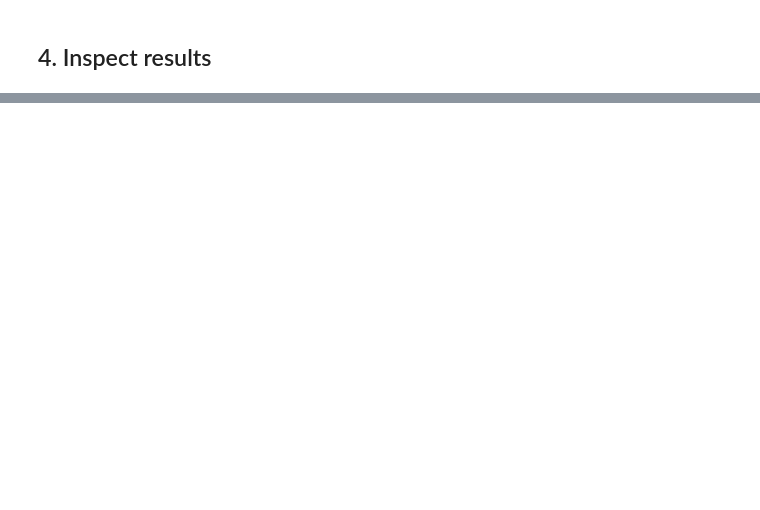
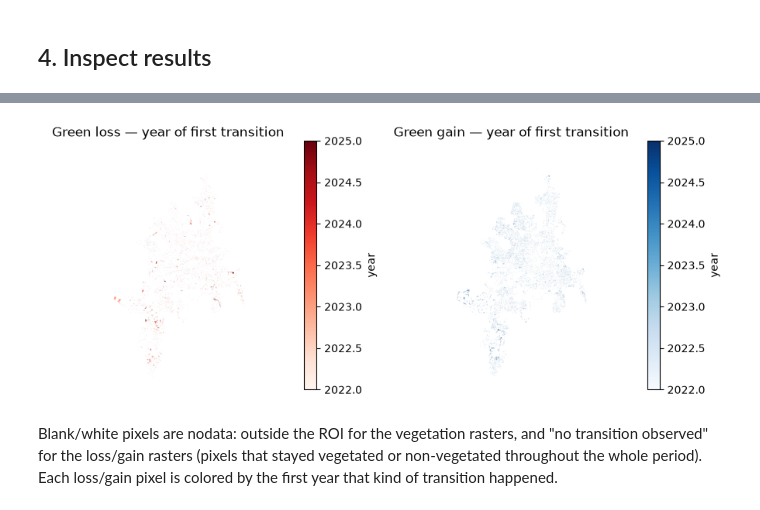
Before and after one commit to SebastianHafner/satdes_urban_green_pipeline, a Jupyter notebook: notebooks/urban_green_demo.ipynb, the cells around one changed output, grey strips where cells are left out. Cells and saved outputs as stored; diff of their text form; code cells hidden in the pictures; blank space fills up the shorter version.

```diff
--- a/notebooks/urban_green_demo.ipynb
+++ b/notebooks/urban_green_demo.ipynb
@@ -73,0 +149,28 @@ else:
+# %%
+with rasterio.open(outputs_dir / "green_loss_year.tif") as src:
+    loss_year = src.read(1).astype(float)
+    loss_year[loss_year == src.nodata] = np.nan
+with rasterio.open(outputs_dir / "green_gain_year.tif") as src:
+    gain_year = src.read(1).astype(float)
+    gain_year[gain_year == src.nodata] = np.nan
+
+fig, (ax_loss, ax_gain) = plt.subplots(1, 2, figsize=(9, 4.2))
+im_loss = ax_loss.imshow(loss_year, cmap="Reds", vmin=min(config.years), vmax=max(config.years))
+ax_loss.set_title("Green loss — year of first transition")
+ax_loss.axis("off")
+fig.colorbar(im_loss, ax=ax_loss, fraction=0.046, label="year")
+
+im_gain = ax_gain.imshow(gain_year, cmap="Blues", vmin=min(config.years), vmax=max(config.years))
+ax_gain.set_title("Green gain — year of first transition")
+ax_gain.axis("off")
+fig.colorbar(im_gain, ax=ax_gain, fraction=0.046, label="year")
+fig.tight_layout()
+plt.show()
+# %% [output]
+[figure, added]
+# %% [markdown]
+Blank/white pixels are nodata: outside the ROI for the vegetation
+rasters, and "no transition observed" for the loss/gain rasters (pixels
+that stayed vegetated or non-vegetated throughout the whole
+period). Each loss/gain pixel is colored by the first year that kind
+of transition happened.
```
Also changed, not shown: parts of 16 cells of this notebook, 1 other file.
